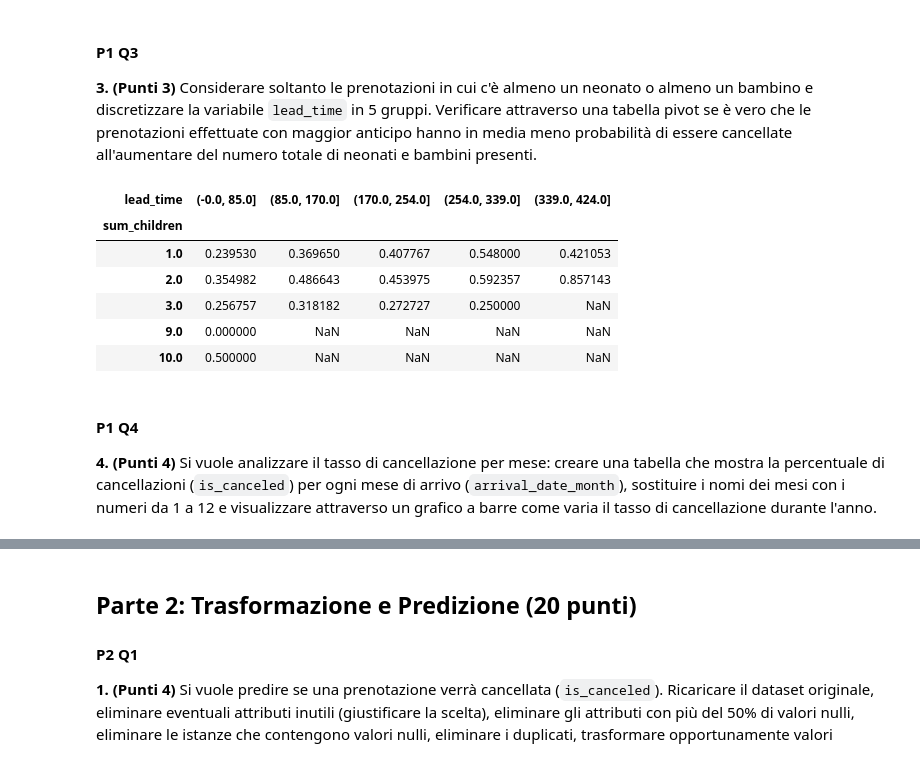
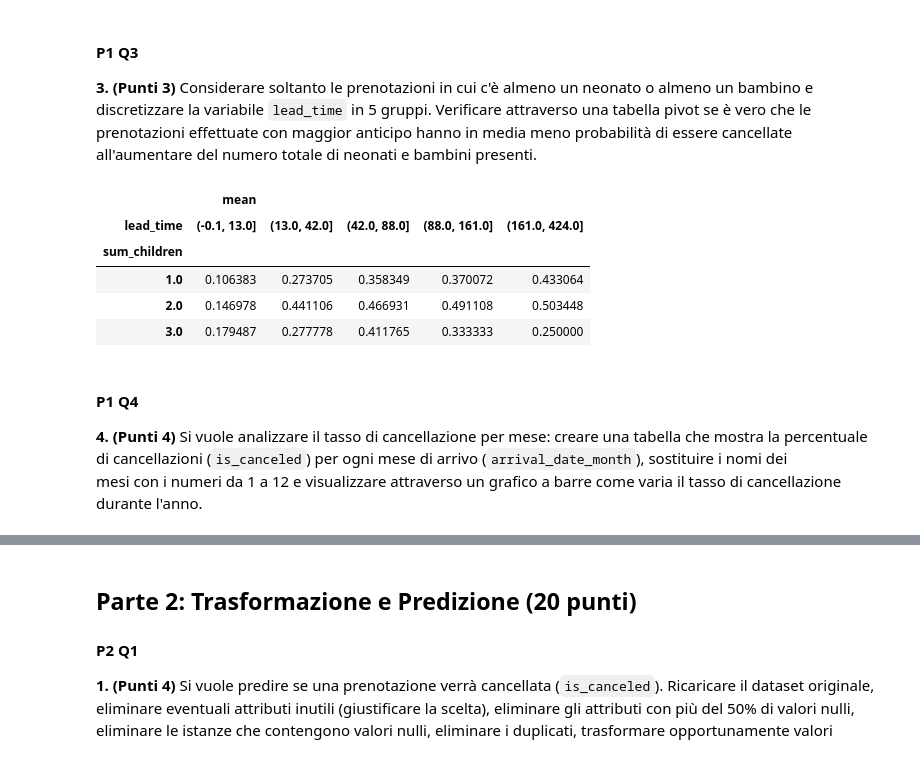
Before and after one commit to nyrfinyr/bdta, a Jupyter notebook: exams/260130/hotel-bookings.ipynb, the cells around one changed output, grey strips where cells are left out. Cells and saved outputs as stored; diff of their text form; code cells hidden in the pictures.

```diff
--- a/exams/260130/hotel-bookings.ipynb
+++ b/exams/260130/hotel-bookings.ipynb
@@ -100,23 +98,38 @@ Considerare soltanto le prenotazioni in cui c'è almeno un neonato o almeno un b
 # %%
 df3 = df.dropna(subset=['children', 'babies'])
 
 df3['sum_children'] = df3['babies'] + df3['children']
-df3 = df3[df3['sum_children'] > 0]
-df3['lead_time'] = pd.cut(df3['lead_time'], bins=5, precision=0)
 
-pd.pivot_table(data=df3, index='sum_children', columns='lead_time', values='is_canceled', aggfunc='mean')
+df3 = df3[(df3['sum_children'] > 0) & (df3['sum_children'] < 9)].copy()
+
+df3['lead_time'] = pd.qcut(df3['lead_time'], q=5, precision=1)
+
+pivot = pd.pivot_table(data=df3,
+                       index='sum_children',
+                       columns='lead_time',
+                       values='is_canceled',
+                       aggfunc=['mean'])
+
+display(pivot)
+
+# Considerazioni
+# La tabella pivot mostra che non l'ipotesi iniziale non è vera:
+# Le prenotazioni effettuate con maggior anticipo non hanno in media meno probabilità
+# di essere cancellate all'aumentare del numero di bambini. Analizzando l'ultima
+# colonna infatti è possibile vedere che la probabilità prima sale, poi scende
 # %% [output]
-| lead_time | (-0.0, 85.0] | (85.0, 170.0] | (170.0, 254.0] | (254.0, 339.0] | (339.0, 424.0] |
+|  | mean |  |  |  |  |
+| lead_time | (-0.1, 13.0] | (13.0, 42.0] | (42.0, 88.0] | (88.0, 161.0] | (161.0, 424.0] |
 | sum_children |  |  |  |  |  |
-| 1.0 | 0.239530 | 0.369650 | 0.407767 | 0.548000 | 0.421053 |
-| 2.0 | 0.354982 | 0.486643 | 0.453975 | 0.592357 | 0.857143 |
-| 3.0 | 0.256757 | 0.318182 | 0.272727 | 0.250000 | NaN |
-| 9.0 | 0.000000 | NaN | NaN | NaN | NaN |
-| 10.0 | 0.500000 | NaN | NaN | NaN | NaN |
+| 1.0 | 0.106383 | 0.273705 | 0.358349 | 0.370072 | 0.433064 |
+| 2.0 | 0.146978 | 0.441106 | 0.466931 | 0.491108 | 0.503448 |
+| 3.0 | 0.179487 | 0.277778 | 0.411765 | 0.333333 | 0.250000 |
 # %% [markdown]
 #### P1 Q4
 **4. (Punti 4)**
-Si vuole analizzare il tasso di cancellazione per mese: creare una tabella che mostra la percentuale di cancellazioni (`is_canceled`) per ogni mese di arrivo (`arrival_date_month`), sostituire i nomi dei mesi con i numeri da 1 a 12 e visualizzare attraverso un grafico a barre come varia il tasso di cancellazione durante l'anno.
+Si vuole analizzare il tasso di cancellazione per mese: creare una tabella che mostra la percentuale  <br>
+di cancellazioni (`is_canceled`) per ogni mese di arrivo (`arrival_date_month`), sostituire i nomi dei <br>
+mesi con i numeri da 1 a 12 e visualizzare attraverso un grafico a barre come varia il tasso di cancellazione durante l'anno. <br>
 # %%
 df_4 = df.copy()
 
```
Also changed, not shown: parts of 20 cells of this notebook.
